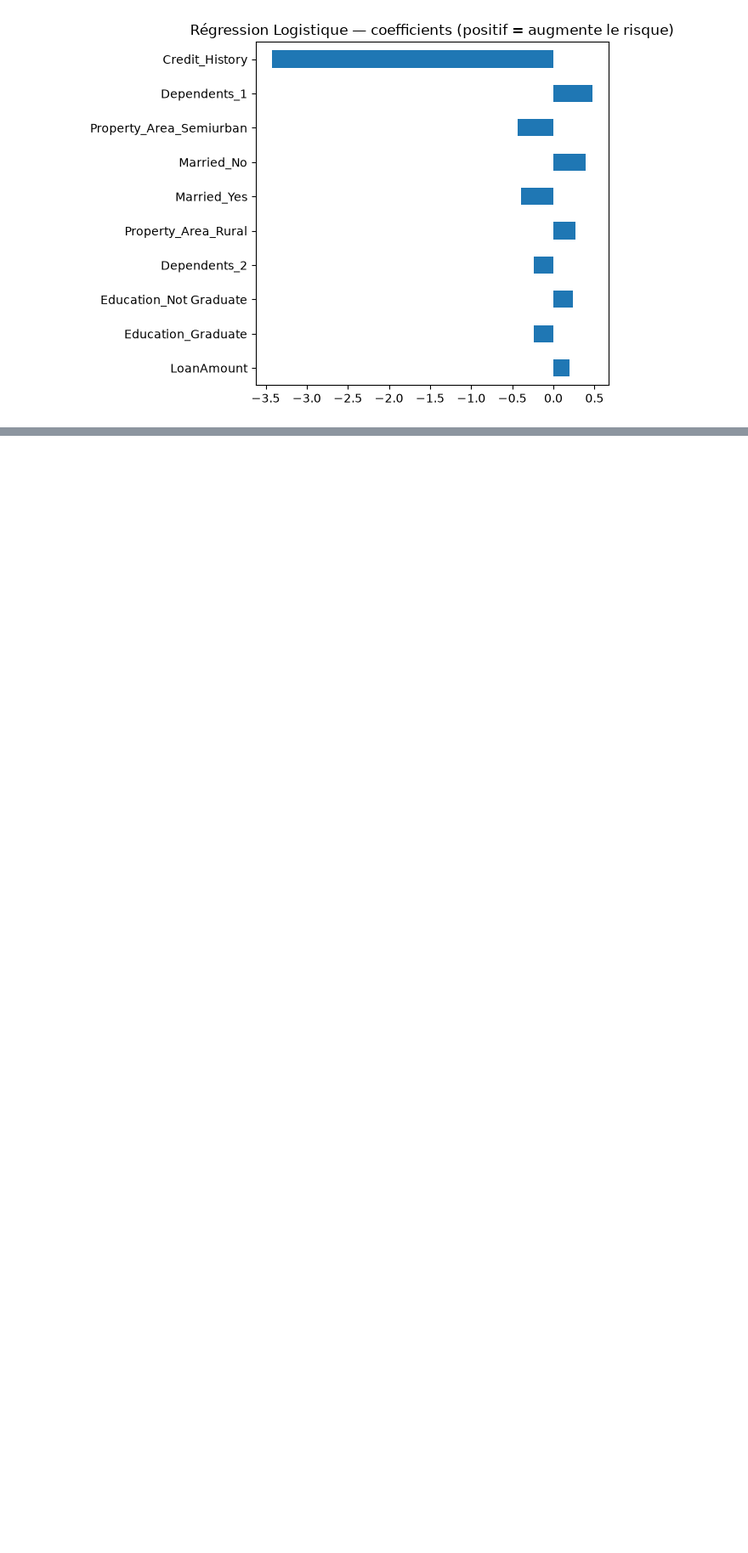
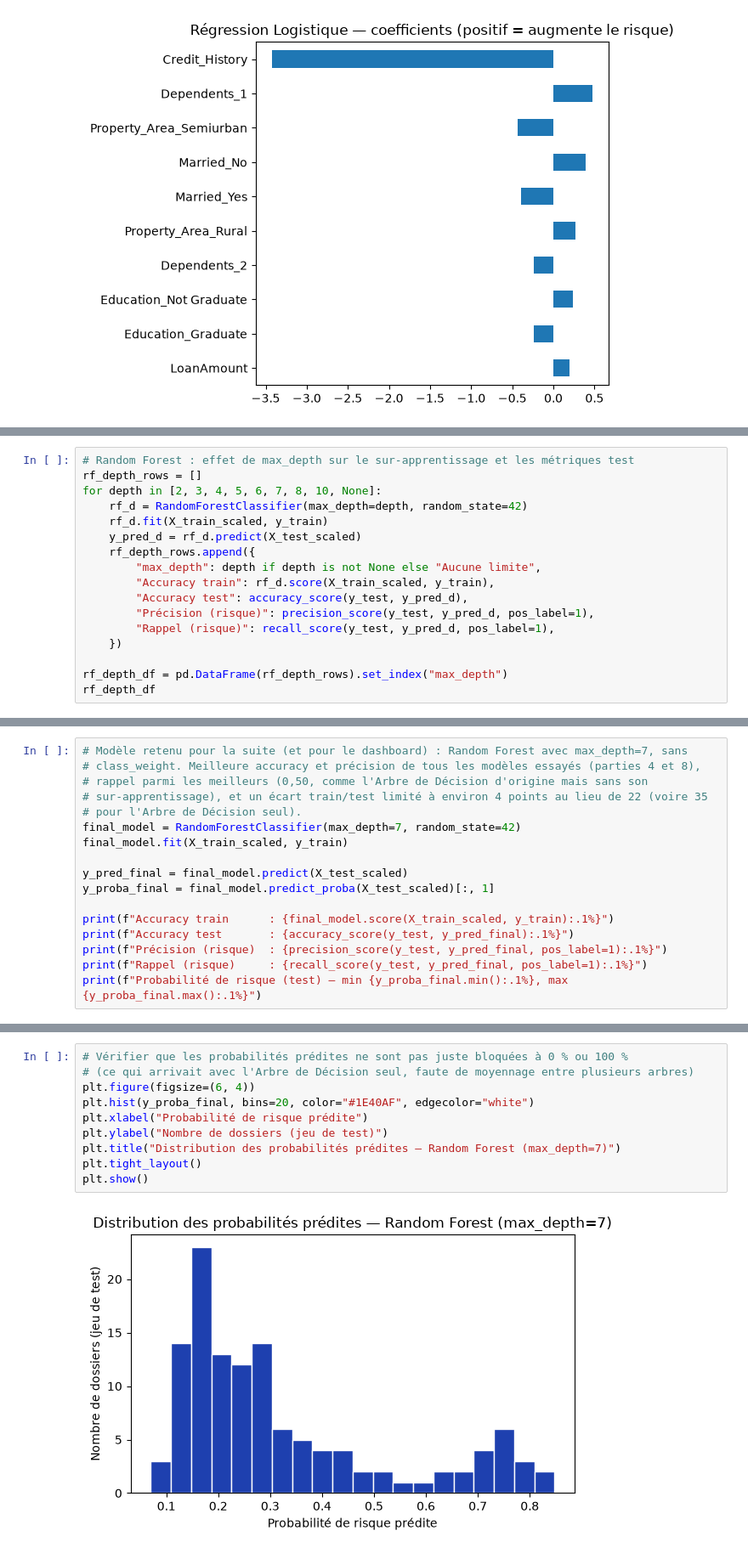
Before and after one commit to loicbonicontact-gif/Machine-Learning-Mise-en-pratique, a Jupyter notebook: notebooks/nb_03_Modélisation_CrediTrust_Scoring.ipynb, the cells around one changed output, grey strips where cells are left out. Shown at 85% size. Saved outputs shown, nothing was run; the diff lists cells and outputs as text; blank space fills up the shorter version.

```diff
--- a/notebooks/nb_03_Modélisation_CrediTrust_Scoring.ipynb
+++ b/notebooks/nb_03_Modélisation_CrediTrust_Scoring.ipynb
@@ -681,0 +702,17 @@ for name in top3_names:
+# %%
+# Random Forest : effet de max_depth sur le sur-apprentissage et les métriques test
+rf_depth_rows = []
+for depth in [2, 3, 4, 5, 6, 7, 8, 10, None]:
+    rf_d = RandomForestClassifier(max_depth=depth, random_state=42)
+    rf_d.fit(X_train_scaled, y_train)
+    y_pred_d = rf_d.predict(X_test_scaled)
+    rf_depth_rows.append({
+        "max_depth": depth if depth is not None else "Aucune limite",
+        "Accuracy train": rf_d.score(X_train_scaled, y_train),
+        "Accuracy test": accuracy_score(y_test, y_pred_d),
+        "Précision (risque)": precision_score(y_test, y_pred_d, pos_label=1),
+        "Rappel (risque)": recall_score(y_test, y_pred_d, pos_label=1),
+    })
+
+rf_depth_df = pd.DataFrame(rf_depth_rows).set_index("max_depth")
+rf_depth_df
@@ -681,0 +780,17 @@ for name in top3_names:
+# %%
+# Modèle retenu pour la suite (et pour le dashboard) : Random Forest avec max_depth=7, sans
+# class_weight. Meilleure accuracy et précision de tous les modèles essayés (parties 4 et 8),
+# rappel parmi les meilleurs (0,50, comme l'Arbre de Décision d'origine mais sans son
+# sur-apprentissage), et un écart train/test limité à environ 4 points au lieu de 22 (voire 35
+# pour l'Arbre de Décision seul).
+final_model = RandomForestClassifier(max_depth=7, random_state=42)
+final_model.fit(X_train_scaled, y_train)
+
+y_pred_final = final_model.predict(X_test_scaled)
+y_proba_final = final_model.predict_proba(X_test_scaled)[:, 1]
+
+print(f"Accuracy train      : {final_model.score(X_train_scaled, y_train):.1%}")
+print(f"Accuracy test       : {accuracy_score(y_test, y_pred_final):.1%}")
+print(f"Précision (risque)  : {precision_score(y_test, y_pred_final, pos_label=1):.1%}")
+print(f"Rappel (risque)     : {recall_score(y_test, y_pred_final, pos_label=1):.1%}")
+print(f"Probabilité de risque (test) — min {y_proba_final.min():.1%}, max {y_proba_final.max():.1%}")
@@ -681,0 +803,12 @@ for name in top3_names:
+# %%
+# Vérifier que les probabilités prédites ne sont pas juste bloquées à 0 % ou 100 %
+# (ce qui arrivait avec l'Arbre de Décision seul, faute de moyennage entre plusieurs arbres)
+plt.figure(figsize=(6, 4))
+plt.hist(y_proba_final, bins=20, color="#1E40AF", edgecolor="white")
+plt.xlabel("Probabilité de risque prédite")
+plt.ylabel("Nombre de dossiers (jeu de test)")
+plt.title("Distribution des probabilités prédites — Random Forest (max_depth=7)")
+plt.tight_layout()
+plt.show()
+# %% [output]
+[figure, added]
```
Also changed, not shown: parts of 11 cells of this notebook, 6 other files.
